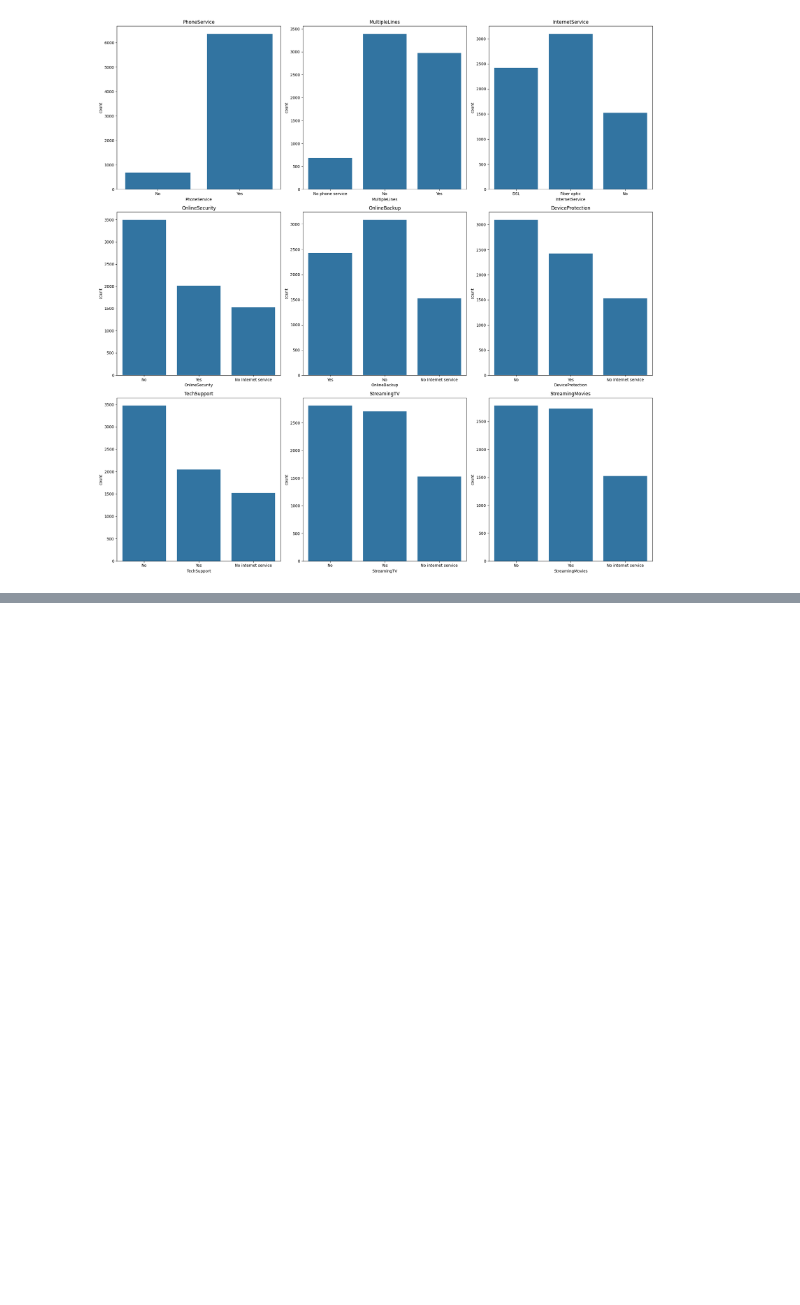
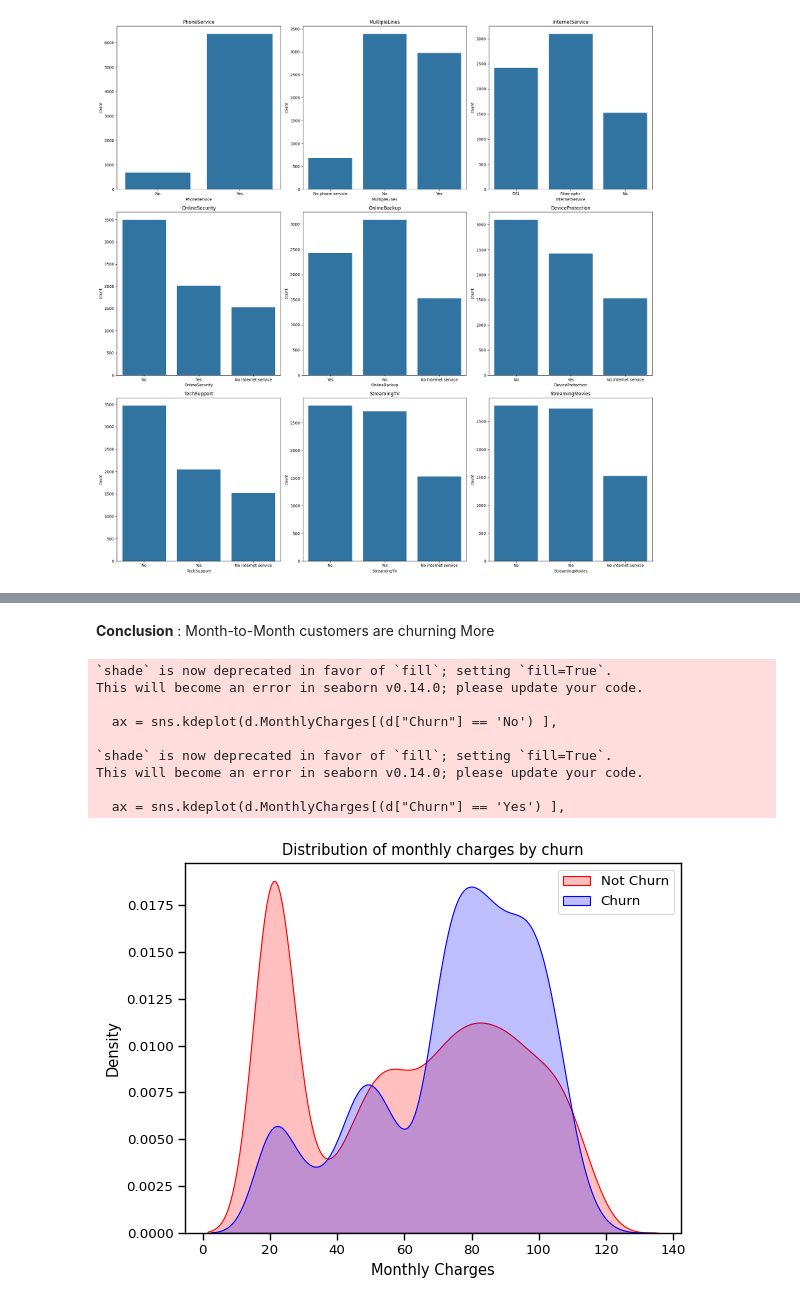
Before and after one commit to shriya7ise/ChurnPrediction, a Jupyter notebook: notebooks/data_processing.ipynb, the cells around one changed output, grey strips where cells are left out. Drawn from its saved outputs; the diff is of its cells as text; code cells hidden in the pictures; blank space fills up the shorter version.

```diff
--- a/notebooks/data_processing.ipynb
+++ b/notebooks/data_processing.ipynb
@@ -123,0 +131,23 @@ sns.barplot(y=d['Contract'])
+# %% [markdown]
+**Conclusion** : Month-to-Month customers are churning More
+# %%
+sns.set_context("paper",font_scale=1.1)
+ax = sns.kdeplot(d.MonthlyCharges[(d["Churn"] == 'No') ],
+                color="Red", shade = True);
+ax = sns.kdeplot(d.MonthlyCharges[(d["Churn"] == 'Yes') ],
+                ax =ax, color="Blue", shade= True);
+ax.legend(["Not Churn","Churn"],loc='upper right');
+ax.set_ylabel('Density');
+ax.set_xlabel('Monthly Charges');
+ax.set_title('Distribution of monthly charges by churn');
+# %% [output]
+`shade` is now deprecated in favor of `fill`; setting `fill=True`.
+This will become an error in seaborn v0.14.0; please update your code.
+
+  ax = sns.kdeplot(d.MonthlyCharges[(d["Churn"] == 'No') ],
+
+`shade` is now deprecated in favor of `fill`; setting `fill=True`.
+This will become an error in seaborn v0.14.0; please update your code.
+
+  ax = sns.kdeplot(d.MonthlyCharges[(d["Churn"] == 'Yes') ],
+[figure, added]
```
Also changed, not shown: parts of 14 cells of this notebook.
